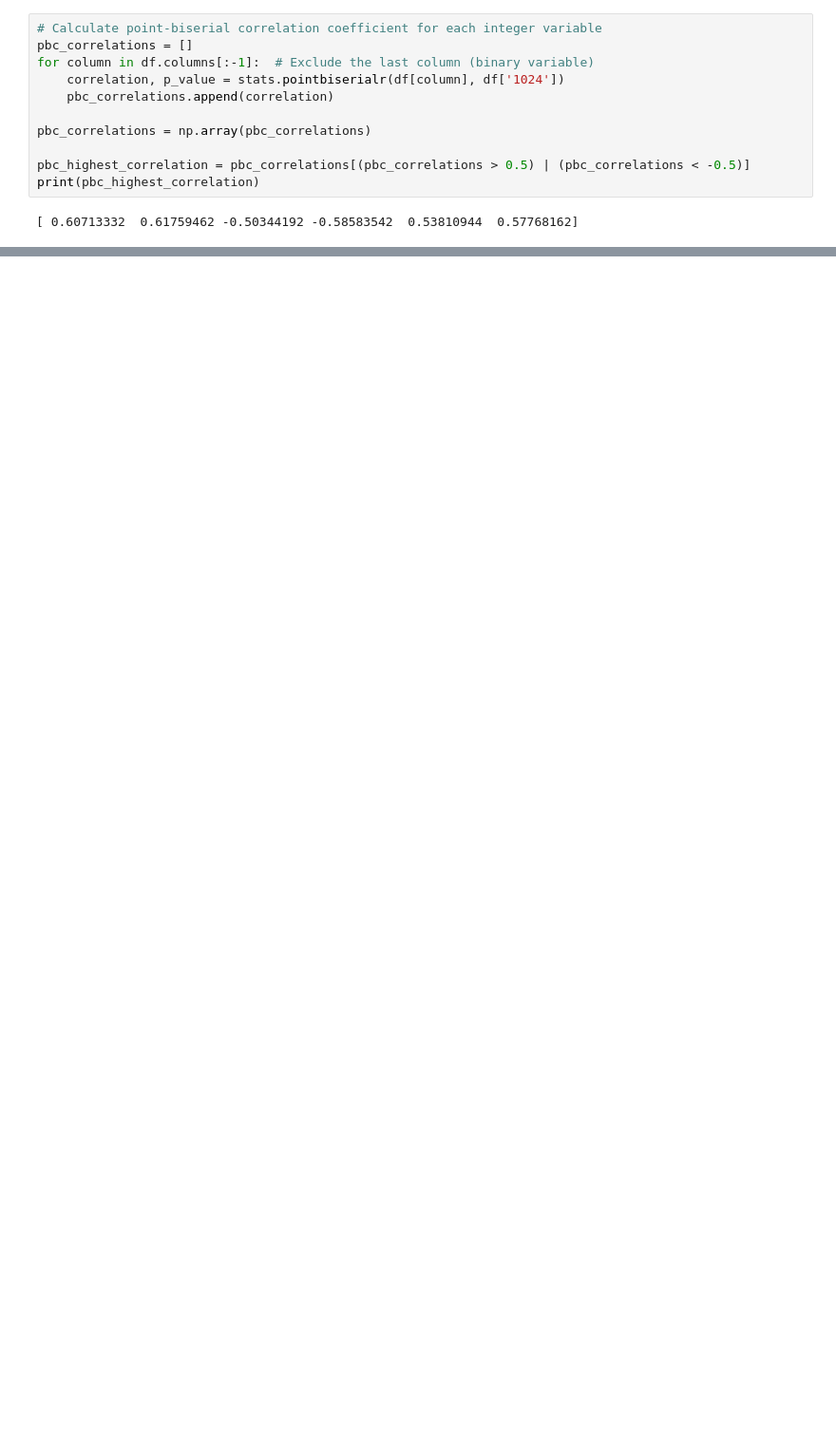
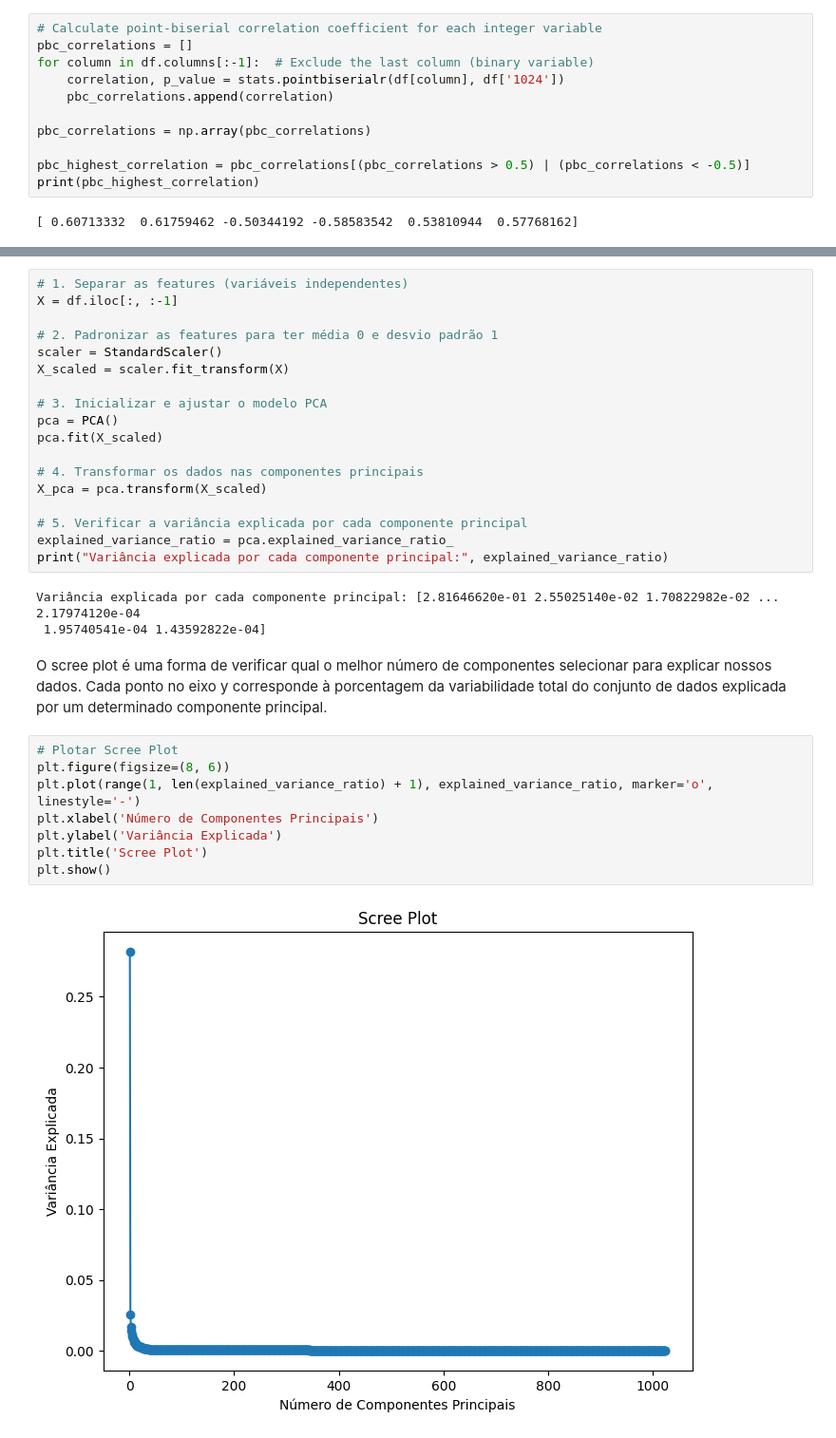
Before and after one commit to cesarpmorais/5G-Data-Training, a Jupyter notebook: data_discovery.ipynb, the cells around one changed output, grey strips where cells are left out. Shown at 95% size. Saved outputs shown, nothing was run; the diff lists cells and outputs as text; blank space fills up the shorter version.

```diff
--- a/data_discovery.ipynb
+++ b/data_discovery.ipynb
@@ -99,0 +109,33 @@ Aux.plot_histogram(pbc_correlations, pbc_color_scheme)
+# %%
+# 1. Separar as features (variáveis independentes)
+X = df.iloc[:, :-1]
+
+# 2. Padronizar as features para ter média 0 e desvio padrão 1
+scaler = StandardScaler()
+X_scaled = scaler.fit_transform(X)
+
+# 3. Inicializar e ajustar o modelo PCA
+pca = PCA()
+pca.fit(X_scaled)
+
+# 4. Transformar os dados nas componentes principais
+X_pca = pca.transform(X_scaled)
+
+# 5. Verificar a variância explicada por cada componente principal
+explained_variance_ratio = pca.explained_variance_ratio_
+print("Variância explicada por cada componente principal:", explained_variance_ratio)
+# %% [output]
+Variância explicada por cada componente principal: [2.81646620e-01 2.55025140e-02 1.70822982e-02 ... 2.17974120e-04
+ 1.95740541e-04 1.43592822e-04]
+# %% [markdown]
+O scree plot é uma forma de verificar qual o melhor número de componentes selecionar para explicar nossos dados. Cada ponto no eixo y corresponde à porcentagem da variabilidade total do conjunto de dados explicada por um determinado componente principal.
+# %%
+# Plotar Scree Plot
+plt.figure(figsize=(8, 6))
+plt.plot(range(1, len(explained_variance_ratio) + 1), explained_variance_ratio, marker='o', linestyle='-')
+plt.xlabel('Número de Componentes Principais')
+plt.ylabel('Variância Explicada')
+plt.title('Scree Plot')
+plt.show()
+# %% [output]
+[figure, added]
```
Also changed, not shown: parts of 12 cells of this notebook.
